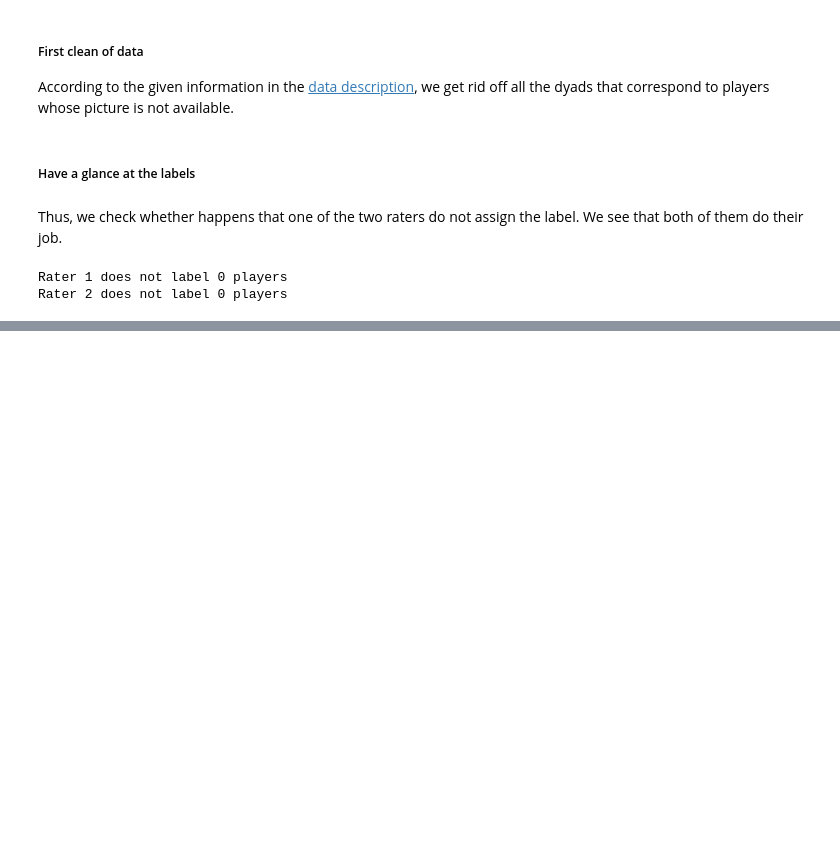
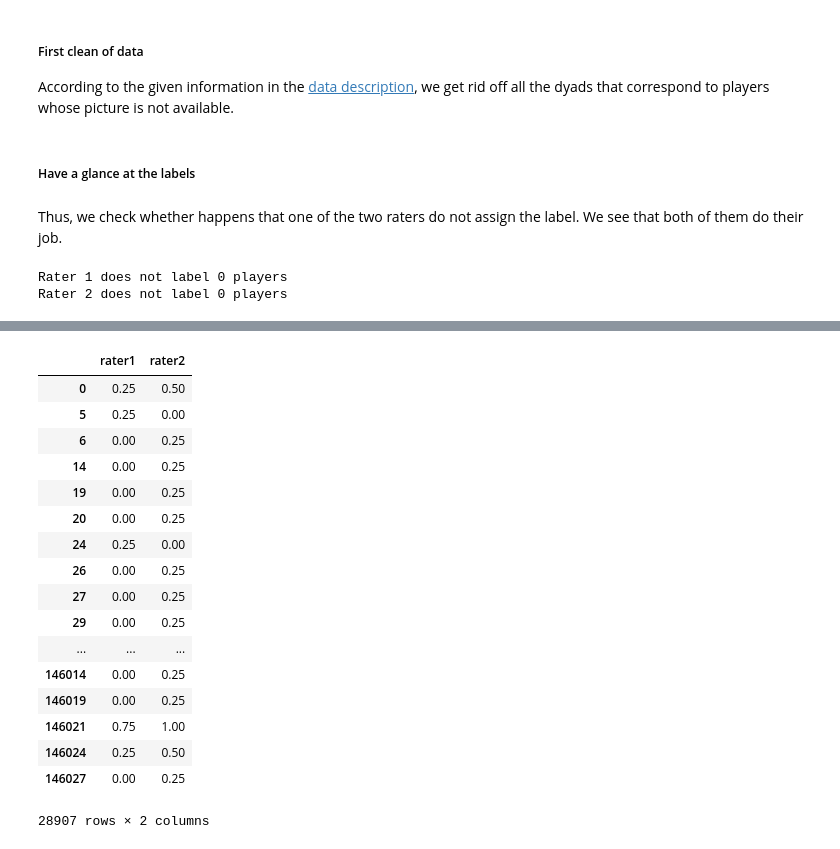
Before and after one commit to CriMenghini/ADA_Homeworks, a Jupyter notebook: Homework_4/Hw_4.ipynb, the cells around one changed output, grey strips where cells are left out. Cells and saved outputs as stored; diff of their text form; code cells hidden in the pictures; blank space fills up the shorter version.

```diff
--- a/Homework_4/Hw_4.ipynb
+++ b/Homework_4/Hw_4.ipynb
@@ -78,0 +75,21 @@ data_clean[data_clean.leagueCountry == 'Spain']
+# %%
+data_clean[data_clean['rater1'] != data_clean['rater2']][['rater1', 'rater2']]
+# %% [output]
+|  | rater1 | rater2 |
+| 0 | 0.25 | 0.50 |
+| 5 | 0.25 | 0.00 |
+| 6 | 0.00 | 0.25 |
+| 14 | 0.00 | 0.25 |
+| 19 | 0.00 | 0.25 |
+| 20 | 0.00 | 0.25 |
+| 24 | 0.25 | 0.00 |
+| 26 | 0.00 | 0.25 |
+| 27 | 0.00 | 0.25 |
+| 29 | 0.00 | 0.25 |
+| ... | ... | ... |
+| 146014 | 0.00 | 0.25 |
+| 146019 | 0.00 | 0.25 |
+| 146021 | 0.75 | 1.00 |
+| 146024 | 0.25 | 0.50 |
+| 146027 | 0.00 | 0.25 |
+28907 rows × 2 columns
```
Also changed, not shown: parts of 6 cells of this notebook.
